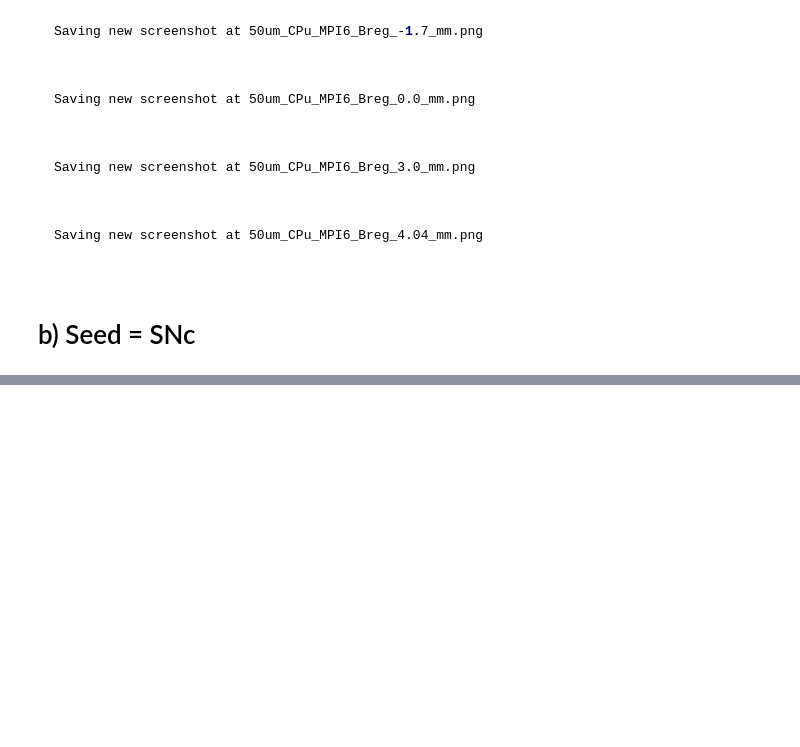
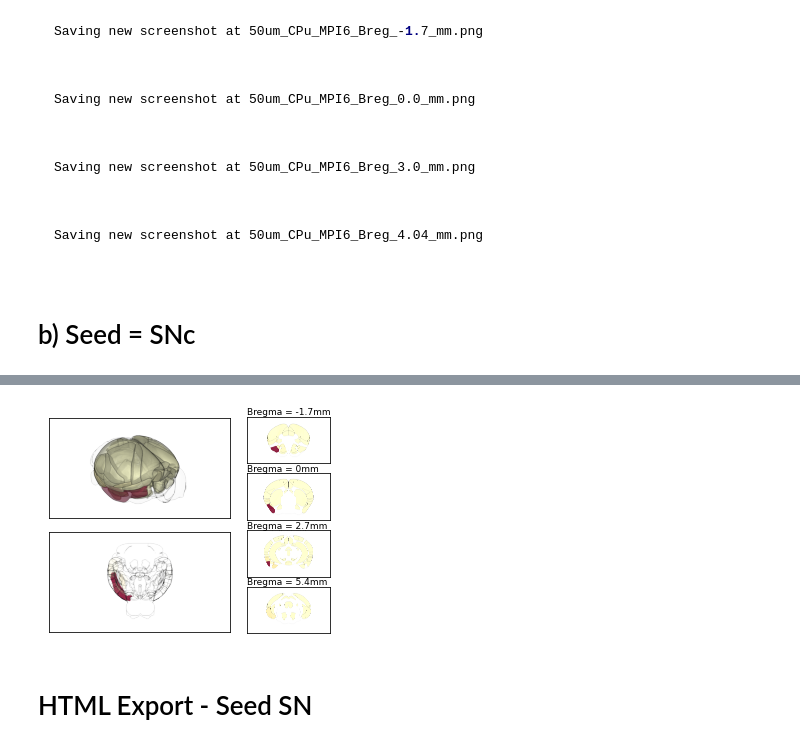
Before and after one commit to MathieuBo/PathoSpreading, a Jupyter notebook: BrainRenderScene.ipynb, the cells around one changed output, grey strips where cells are left out. Drawn from its saved outputs; the diff is of its cells as text; code cells hidden in the pictures; blank space fills up the shorter version.

```diff
--- a/BrainRenderScene.ipynb
+++ b/BrainRenderScene.ipynb
@@ -623,7 +639,7 @@ plt.show()
 from brainrender import Scene, atlas
 from tqdm import tqdm
 
-list_coor = [-1700, 0, +3000, +4040] # Bregma corresponding coordinates
+list_coor = [-1700, 0, +2700, +3000, +4040] # Bregma corresponding coordinates
 timepoints = [1,3,6]
 for t in tqdm(timepoints):
 
@@ -685,7 +701,7 @@ Saving new screenshot at 50um_CPu_MPI6_Breg_4.04_mm.png
 from brainrender import Scene, atlas
 from tqdm import tqdm
 
-list_coor = [-1700, 0, +3000, +4040] # Bregma corresponding coordinates
+list_coor = [-1700, 0, +2700, +3000, +4040] # Bregma corresponding coordinates
 timepoints = [1,3,6]
 for t in tqdm(timepoints):
 
@@ -723,7 +739,7 @@ for t in tqdm(timepoints):
         brainrender.settings.SHADER_STYLE = "cartoon" #[metallic, plastic, shiny, glossy]
         brainrender.settings.ROOT_ALPHA = 0.15
         brainrender.settings.ROOT_COLOR  = [1, 1, 1]
-        brainrender.settings.OFFSCREEN = False
+        brainrender.settings.OFFSCREEN = True
         brainrender.settings.SHOW_AXES = False
         brainrender.settings.BACKGROUND_COLOR = "white"
         scene.render(atlas_name='allen_mouse_50um', camera= frontal_camera, zoom=1.5)
@@ -746,0 +787,9 @@ data_sn
+# %%
+# Normalization using MPI6 - Seed Pir
+max_Pir= np.max(data_pir['MPI6'])
+min_Pir = np.min(data_pir['MPI6'])
+
+data_pir['MPI6'] = (data_pir['MPI6'] - min_Pir) / (max_Pir - min_Pir)
+data_pir['MPI3'] = (data_pir['MPI3'] - min_Pir) / (max_Pir - min_Pir)
+data_pir['MPI1'] = (data_pir['MPI1'] - min_Pir) / (max_Pir - min_Pir)
+data_pir = data_pir.dropna()
@@ -746,0 +930,56 @@ data_sn
+# %%
+from pylab import *
+import matplotlib.gridspec as gridspec
+import matplotlib.pyplot as plt
+from PIL import Image
+import matplotlib.pyplot as plt
+
+list_coor = [-1700, 0, +2700, +4040] # Bregma corresponding coordinates
+image=[]
+for section in list_coor:
+    Cor = Image.open("../Screenshot_Brainrender/PIR_MPIs/50um_Pir_MPI6_Breg_{}_mm.png".format(section/1000))
+    image.append(Cor)
+
+hor = Image.open("../Screenshot_Brainrender/PIR_MPIs/50_um_Pir.png")
+whole = Image.open("../Screenshot_Brainrender/PIR_MPIs/50um_whole_Pir.png")
+
+G = gridspec.GridSpec(nrows=4, ncols=3,left=0.25)
+
+axes_1 = subplot(G[0:2, 0:2])
+xticks([]), yticks([])
+#text(0.5,0.5, 'Axes 1',ha='center',va='center',size=24,alpha=.5)
+plt.imshow(whole)
+
+axes_2 = subplot(G[2:4,0:2])
+xticks([]), yticks([])
+#text(0.5,0.5, 'Axes 2',ha='center',va='center',size=24,alpha=.5)
+plt.imshow(hor)
+
+axes_3 = subplot(G[0, 2])
+xticks([]), yticks([])
+text(0.5,0.5, 'Bregma = -1.7mm',ha='left',va='bottom',size=9,alpha=1)
+plt.imshow(image[0])
+
+axes_4 = subplot(G[1,2])
+xticks([]), yticks([])
+text(0.5,0.5, 'Bregma = 0mm',ha='left',va='bottom',size=9,alpha=1)
+plt.imshow(image[1])
+
+axes_5 = subplot(G[2,2])
+xticks([]), yticks([])
+text(0.5,0.5, 'Bregma = 2.7mm',ha='left',va='bottom',size=9,alpha=1)
+plt.imshow(image[2])
+
+
+axes_6 = subplot(G[3,2])
+xticks([]), yticks([])
+text(0.5,0.5, 'Bregma = 5.4mm',ha='left',va='bottom',size=9,alpha=1)
+plt.imshow(image[3])
+
+plt.savefig('../Screenshot_Brainrender/Summary_figure_Pir.png', dpi=300)
+plt.savefig('../Screenshot_Brainrender/Summary_figure_Pir.pdf', dpi=300)
+plt.show()
+# %% [output]
+[figure, added]
+# %% [markdown]
+ # HTML Export - Seed SN
```
Also changed, not shown: parts of 24 cells of this notebook, 6 other files.
